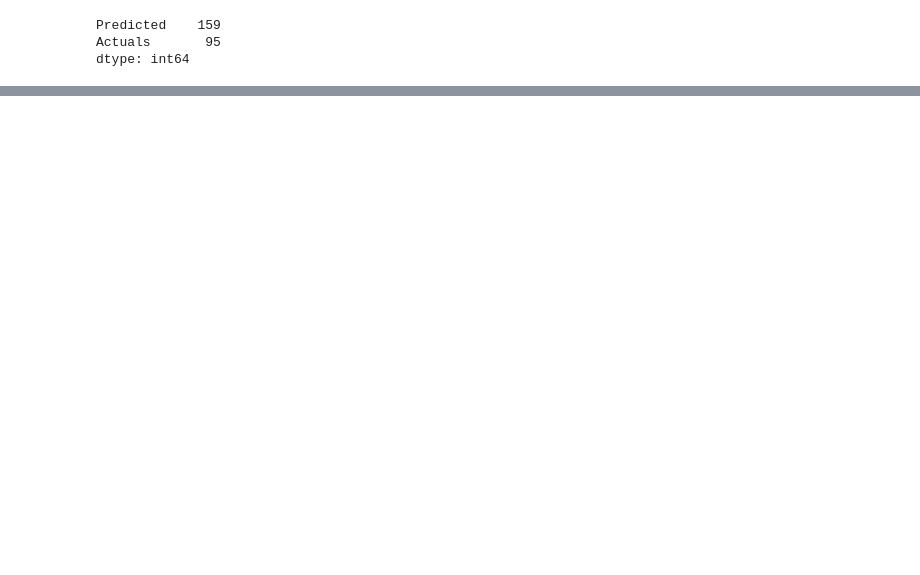
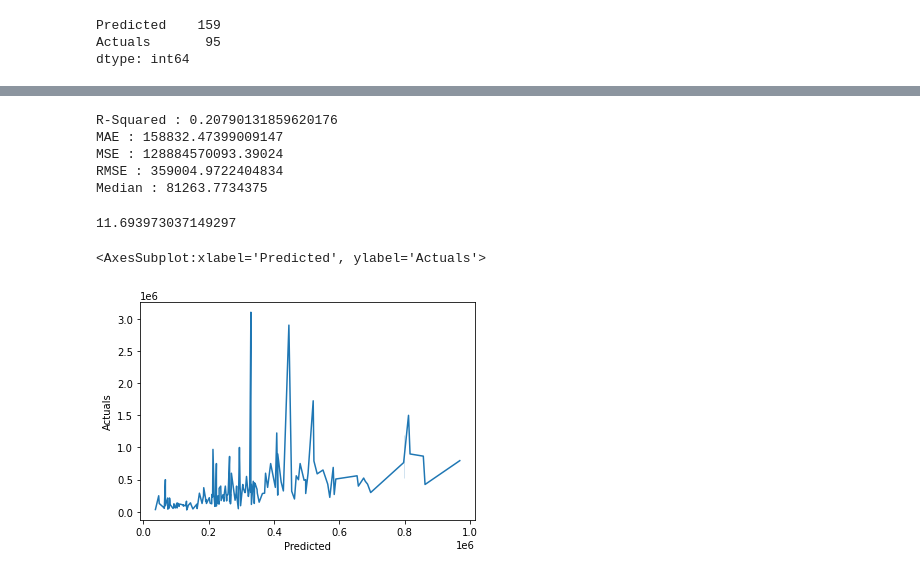
Before and after one commit to CrimsonDevil333333/Car-Price-prediction-model, a Jupyter notebook: Car Price prediction.ipynb, the cells around one changed output, grey strips where cells are left out. Cells and saved outputs as stored; diff of their text form; code cells hidden in the pictures; blank space fills up the shorter version.

Commit message:
Add files via upload
Updated with XGB model

```diff
--- a/Car Price prediction.ipynb
+++ b/Car Price prediction.ipynb
@@ -370,0 +394,25 @@ dtype: int64
+# %%
+from xgboost import XGBRegressor
+regressor = XGBRegressor(
+    gamma=0,
+    learning_rate=0.1,
+    max_depth=5,
+    n_estimators=1000,
+    n_jobs=16,
+    objective='reg:squarederror',
+    subsample=0.8,
+    scale_pos_weight=0,
+    reg_alpha=0,
+    reg_lambda=1,
+    booster='gbtree'
+)
+
+model = regressor.fit(X_train, y_train)
+# %%
+from sklearn.pipeline import Pipeline
+myPipeline = Pipeline(steps=[('model', model)])
+# predict X train
+trainPredict = myPipeline.predict(X_train)
+
+# predict X test
+testPredict = myPipeline.predict(X_test)
@@ -370,0 +449,42 @@ dtype: int64
+# %%
+# X_test y_test
+
+# R Squared
+testRsquared = metrics.r2_score(y_test, testPredict)
+print(f'R-Squared : {testRsquared}')
+
+# Mean Absolute Error
+testMAE = metrics.mean_absolute_error(y_test, testPredict)
+print(f'MAE : {testMAE}')
+
+#  Mean Squared Error
+testMSE = metrics.mean_squared_error(y_test, testPredict)
+print(f'MSE : {testMSE}')
+
+#  Root Mean Squared Error
+testRMSE = math.sqrt(metrics.mean_squared_error(y_test, testPredict))
+print(f'RMSE : {testRMSE}')
+
+# Median
+testM = metrics.median_absolute_error(y_test, testPredict)
+print(f'Median : {testM}')
+# %% [output]
+R-Squared : 0.20790131859620176
+MAE : 158832.47399009147
+MSE : 128884570093.39024
+RMSE : 359004.9722404834
+Median : 81263.7734375
+# %%
+# normalised RMSE value
+NRMSE = testRMSE/(y_test.max()-y_test.min())
+NRMSE*100
+# %% [output]
+11.693973037149297
+# %%
+met1 = pd.DataFrame(zip(testPredict , y_test),columns=['Predicted','Actuals'])
+
+# we will use graph to check how far are we off from our actual parameters
+sns.lineplot( x=met1['Predicted'], y=met1["Actuals"])
+# %% [output]
+<AxesSubplot:xlabel='Predicted', ylabel='Actuals'>
+[figure, added]
```
Also changed, not shown: parts of 21 cells of this notebook.
